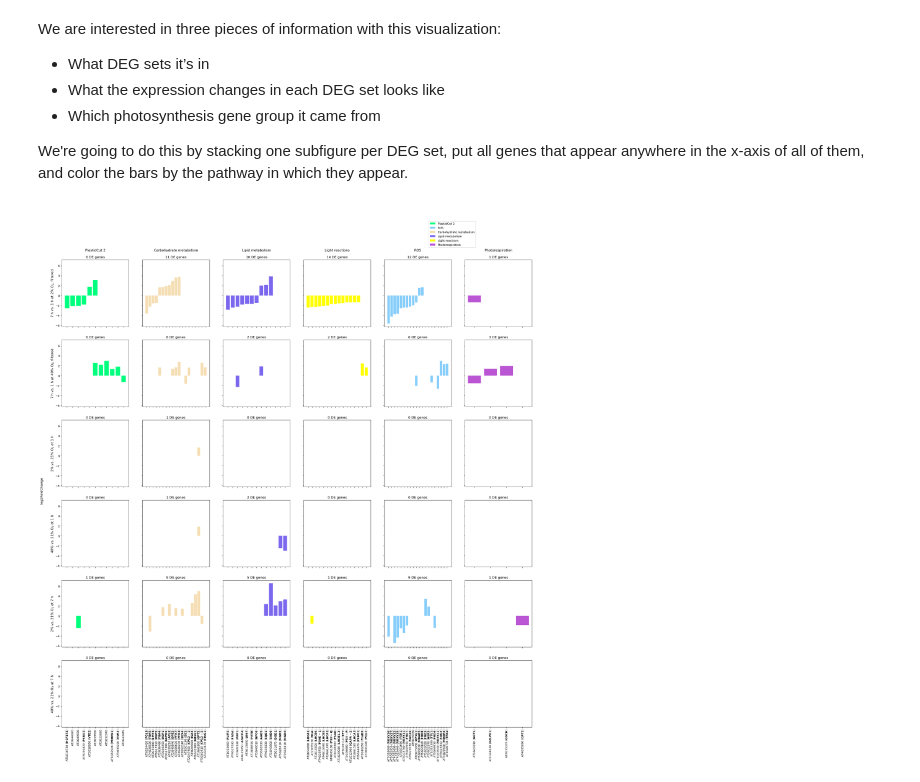
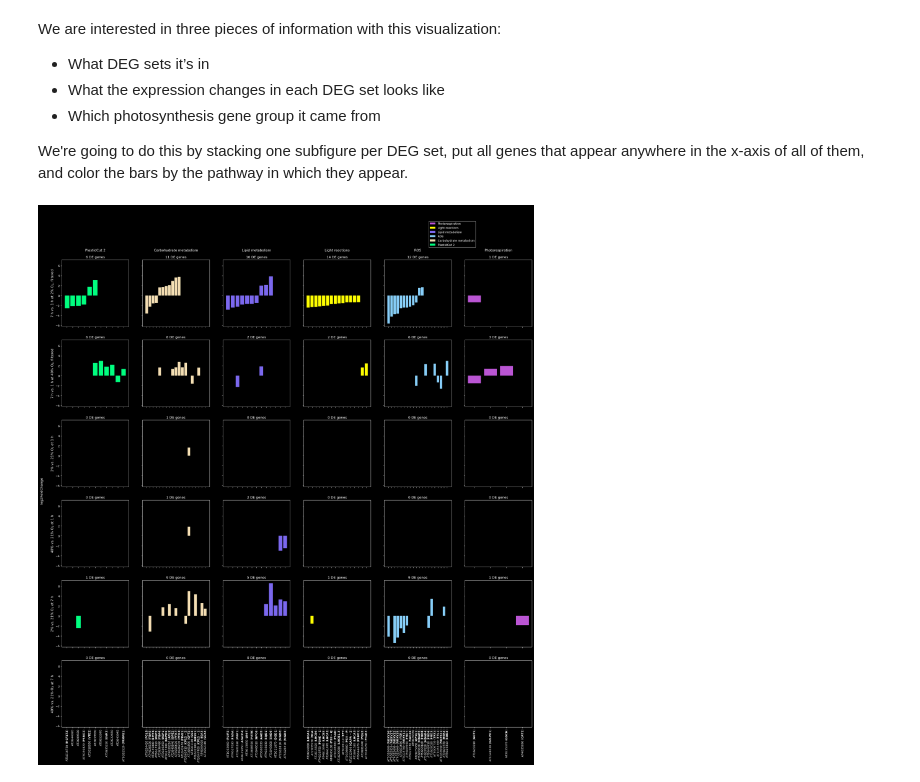
Before and after one commit to serenalotreck/photorespiration-omics, a Jupyter notebook: notebooks/expression_of_known_genes.ipynb, the cells around one changed output. Saved outputs shown, nothing was run; the diff lists cells and outputs as text; code cells hidden in the pictures.

```diff
--- a/notebooks/expression_of_known_genes.ipynb
+++ b/notebooks/expression_of_known_genes.ipynb
@@ -270,8 +267,9 @@ all_comparisons.update(o2_comparisons)
 # %%
 all_comparisons = {k: all_comparisons[k] for k in conditions_semantic.keys() if k in all_comparisons.keys()}
 # %%
+plt.style.use('dark_background')
 photosynth_colors = {'PlastidCut 2': 'springgreen', 'Carbohydrate metabolism': 'wheat', 'Lipid metabolism': 'mediumslateblue', 'Light reactions': 'yellow', 'Photorespiration': 'mediumorchid', 'ROS': 'lightskyblue'}
 makeDEGfigure(all_comparisons, unique_genes_to_search, photosynth_colors, conditions_semantic, tair2gene, show_all_x=False, separate_columns=True)
-plt.savefig('../data/figures/degs_expression_photosynthesis.png', format='png', dpi=600, bbox_inches='tight')
+plt.savefig('../data/figures/degs_expression_photosynthesis_DARK.png', format='png', dpi=600, bbox_inches='tight')
 # %% [output]
-[figure, old version]
+[figure, new version]
```
Also changed, not shown: parts of 1 cell of this notebook, 3 other files.
